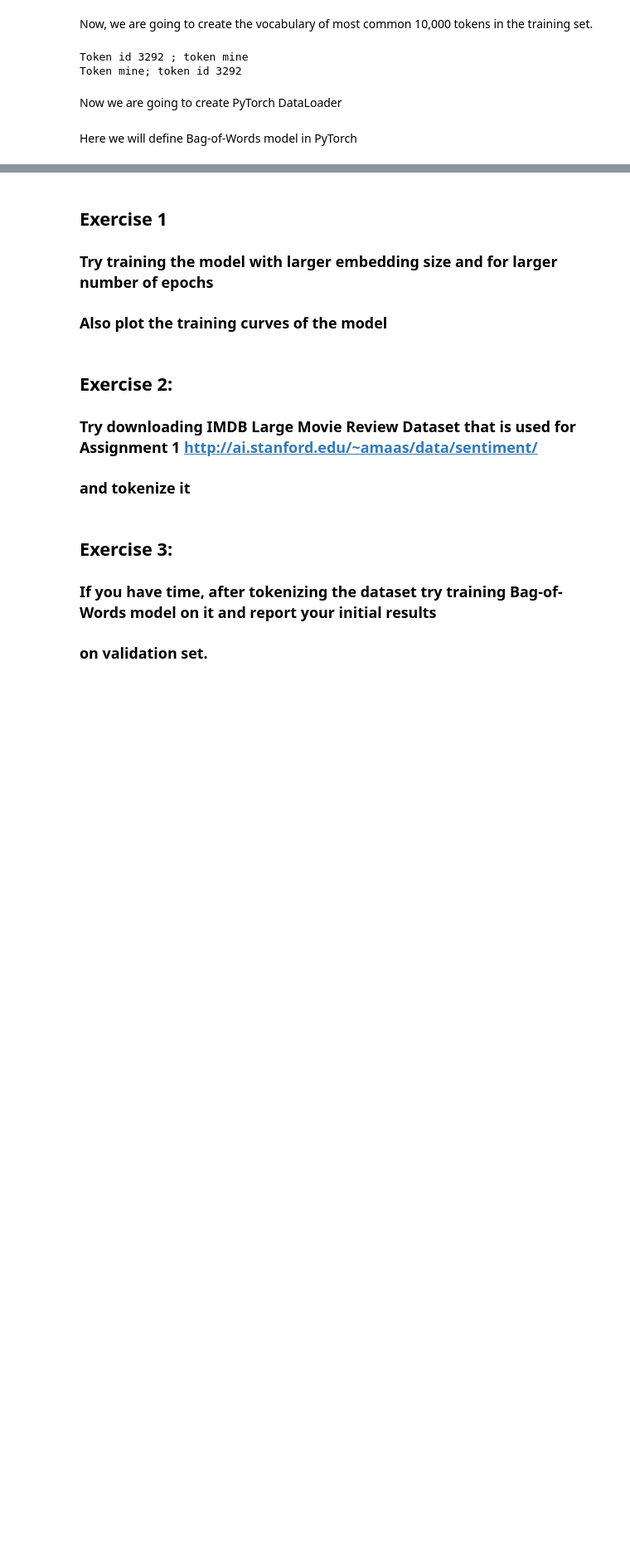
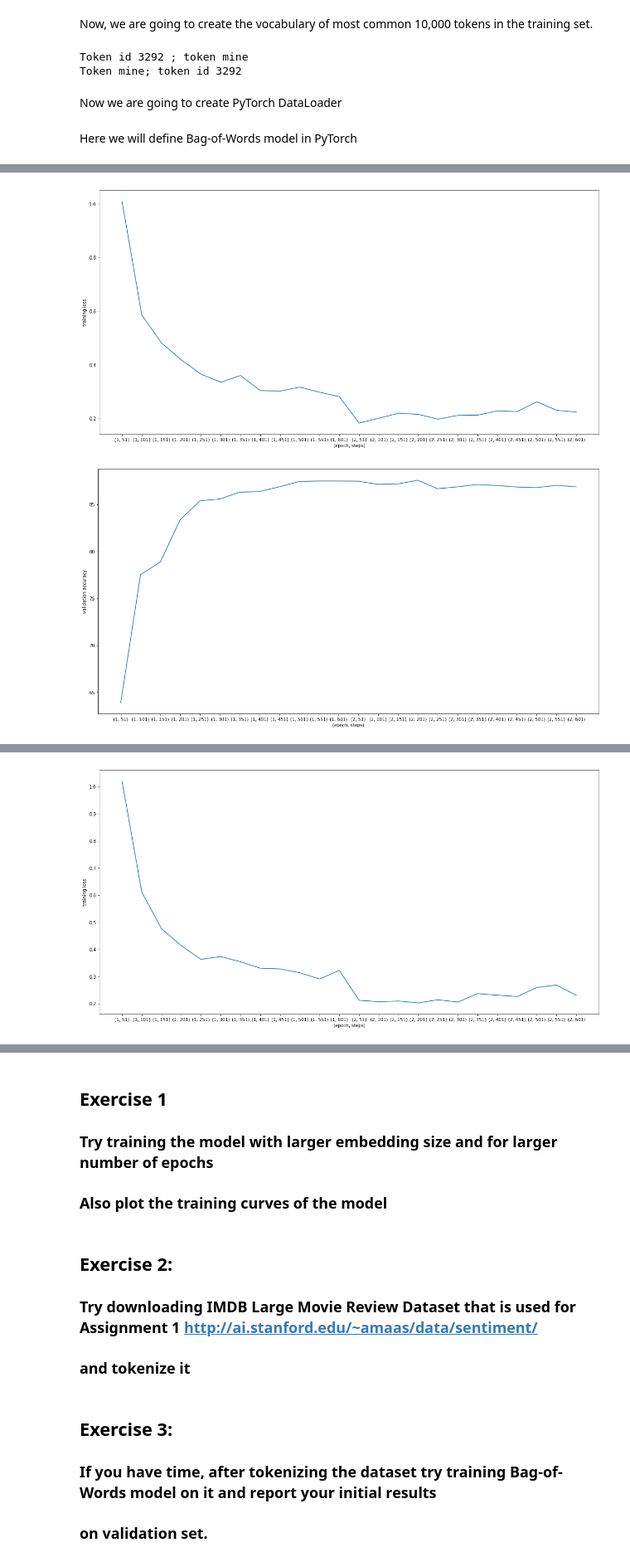
Before and after one commit to tianyibi/nlpclass, a Jupyter notebook: hw1.ipynb, the cells around one changed output, grey strips where cells are left out. Shown at 83% size. Saved outputs shown, nothing was run; the diff lists cells and outputs as text; code cells hidden in the pictures; blank space fills up the shorter version.

```diff
--- a/hw1.ipynb
+++ b/hw1.ipynb
@@ -242,6 +245,8 @@ print ("Token {}; token id {}".format(random_token, token2id[random_token]))
 # %% [output]
 Token id 3292 ; token mine
 Token mine; token id 3292
+# %%
+all_tokens = build_all_token_list(4, all_train_tokens)
 # %%
 import random
 # %%
@@ -646,8 +508,17 @@ def tune_n_gram(n_size):
 # %%
+# set default
+MAX_SENTENCE_LENGTH = 200
+max_vocab_default = 10000
+emb_dim_default = 100
+lr_default = 0.01
+num_epochs_default = 2
+BATCH_SIZE = 32
+n_gram_default = 1
+
 # tune tokenization
 print("Tune tokenization")
 print("with post-processing")
-token2id, id2token = build_vocab(1, all_train_tokens,max_vocab_default)
+token2id, id2token = build_vocab(n_gram_default, all_train_tokens,max_vocab_default)
 train_data_indices = token2index_dataset(train_data_tokens,token2id)
 val_data_indices = token2index_dataset(val_data_tokens, token2id)
 
@@ -664,12 +535,28 @@ val_loader = torch.utils.data.DataLoader(dataset=val_dataset,
                                            collate_fn=newsgroup_collate_func,
                                            shuffle=True)
 # run
-val_acc_i = run_model(emb_dim_default, lr_default, num_epochs_default, train_loader, val_loader,id2token)
+val_acc_i, train_loss, val_accuracy, epoch_list = run_model(emb_dim_default, lr_default, num_epochs_default, train_loader, val_loader,id2token, optimizer_default)
 print ("Val Acc {}".format(val_acc_i))
+
+plt.figure(figsize=(20,10))
+plt.plot(range(len(epoch_list)), train_loss)
+plt.xticks(range(len(epoch_list)), epoch_list)
+plt.xlabel("(epoch, steps)")
+plt.ylabel("training loss")
+plt.show()
+
+plt.figure(figsize=(20,10))
+plt.plot(range(len(epoch_list)), val_accuracy)
+plt.xticks(range(len(epoch_list)), epoch_list)
+plt.xlabel("(epoch, steps)")
+plt.ylabel("validation accuracy")
+plt.show()
+
+
 
 
 print("without post-processing")
-token2id, id2token = build_vocab(1, all_train_tokens_raw,max_vocab_default)
+token2id, id2token = build_vocab(n_gram_default, all_train_tokens_raw,max_vocab_default)
 train_data_indices = token2index_dataset(train_data_tokens_raw,token2id)
 val_data_indices = token2index_dataset(val_data_tokens_raw, token2id)
 
@@ -686,8 +573,22 @@ val_loader = torch.utils.data.DataLoader(dataset=val_dataset,
                                            collate_fn=newsgroup_collate_func,
                                            shuffle=True)
 # run
-val_acc_i = run_model(emb_dim_default, lr_default, num_epochs_default, train_loader, val_loader,id2token)
+val_acc_i, train_loss, val_accuracy, epoch_list = run_model(emb_dim_default, lr_default, num_epochs_default, train_loader, val_loader,id2token, optimizer_default)
 print ("Val Acc {}".format(val_acc_i))
+
+plt.figure(figsize=(20,10))
+plt.plot(range(len(epoch_list)), train_loss)
+plt.xticks(range(len(epoch_list)), epoch_list)
+plt.xlabel("(epoch, steps)")
+plt.ylabel("training loss")
+plt.show()
+
+plt.figure(figsize=(20,10))
+plt.plot(range(len(epoch_list)), val_accuracy)
+plt.xticks(range(len(epoch_list)), epoch_list)
+plt.xlabel("(epoch, steps)")
+plt.ylabel("validation accuracy")
+plt.show()
 # %% [output]
 Tune tokenization
 with post-processing
@@ -708,0 +610,2 @@ Val Acc 86.02
+[figure, added]
+[figure, added]
@@ -708,0 +629 @@ Val Acc 86.02
+[figure, added]
```
Also changed, not shown: parts of 25 cells of this notebook.
